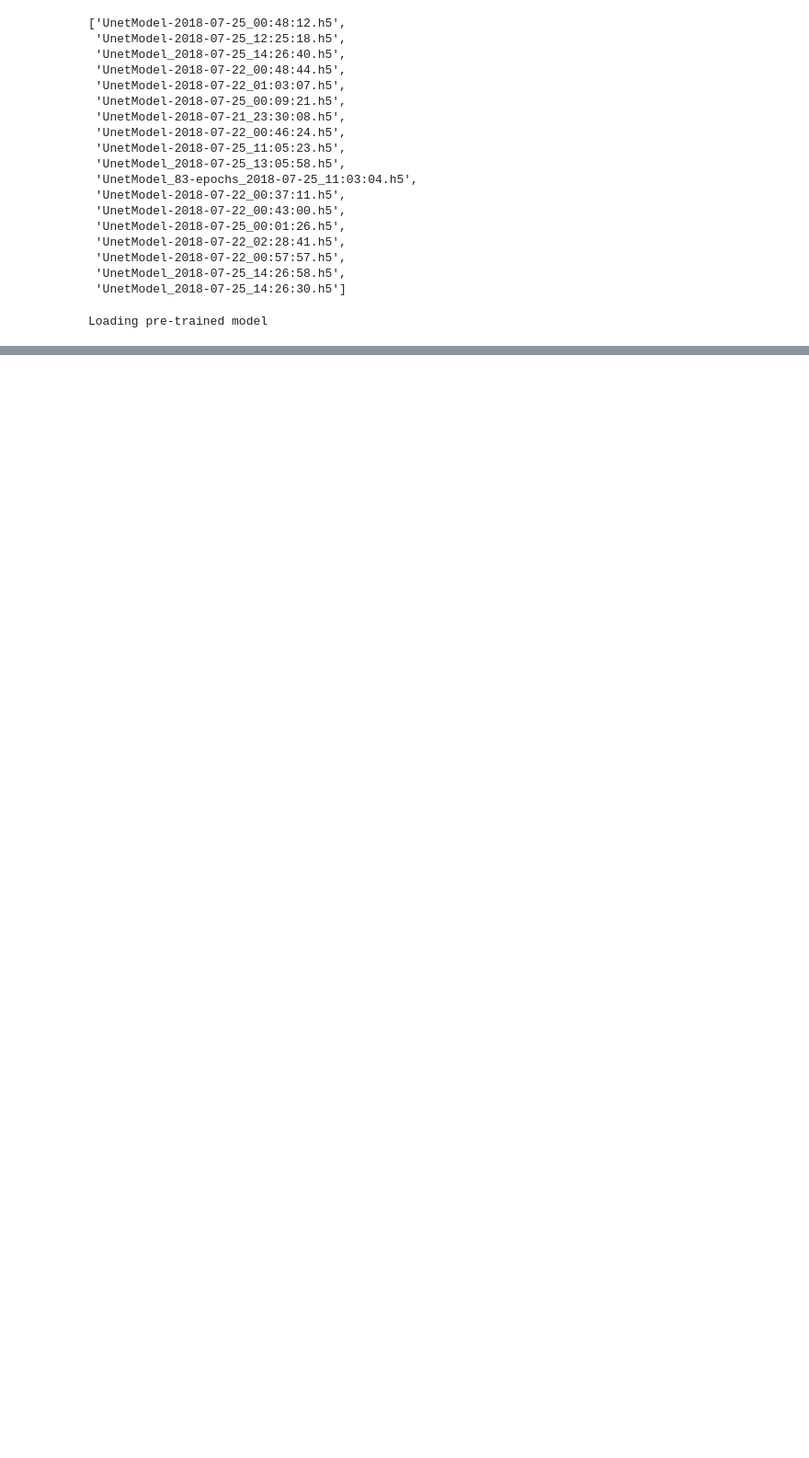
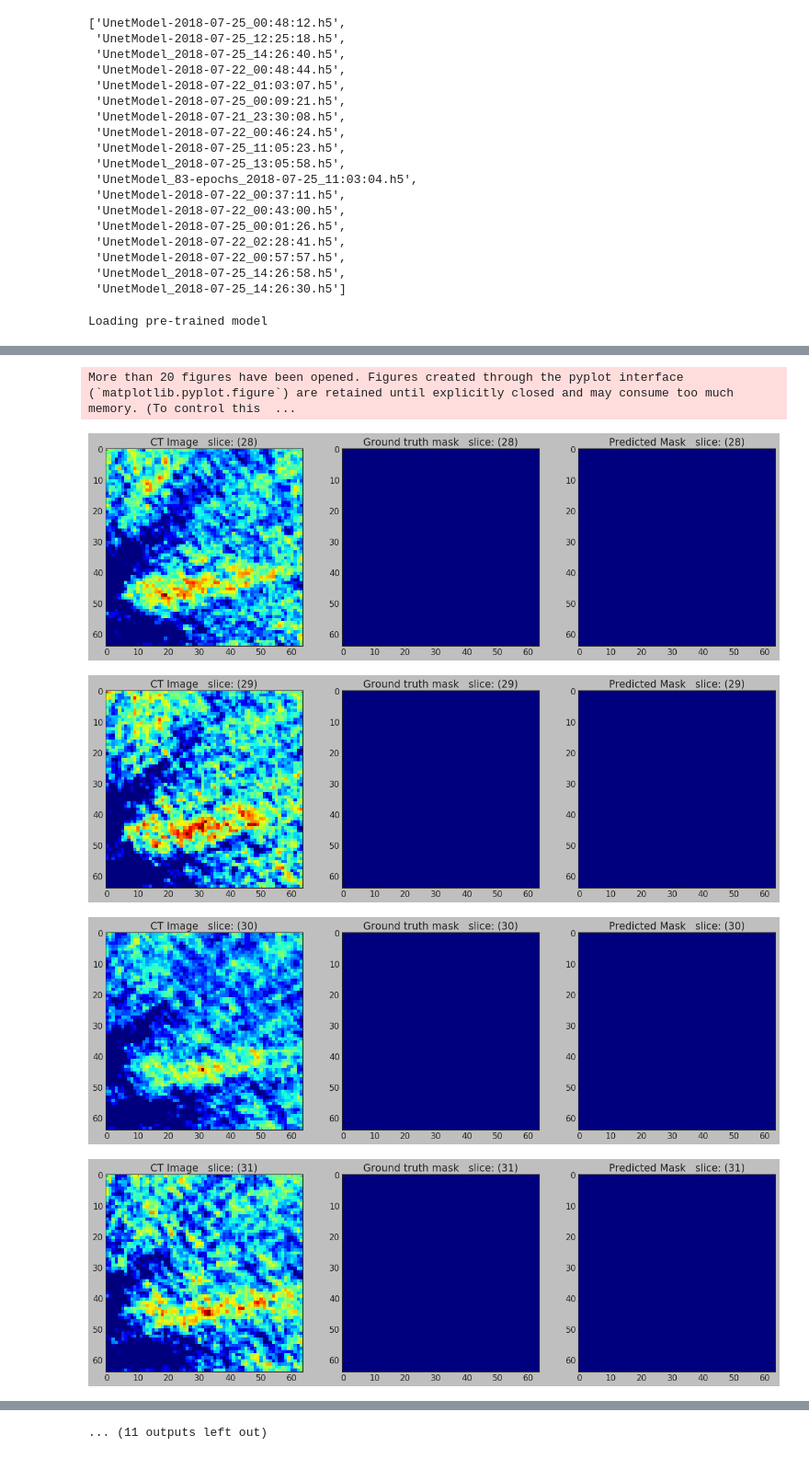
Before and after one commit to amer/3DUnet, a Jupyter notebook: 3dUNet.ipynb, the cells around one changed output, grey strips where cells are left out. Shown at 92% size. Cells and saved outputs as stored; diff of their text form; code cells hidden in the pictures; blank space fills up the shorter version.

```diff
--- a/3dUNet.ipynb
+++ b/3dUNet.ipynb
@@ -120,6 +124,9 @@ MASK_PNG = DATA / 'mask-512-PNG'
 PATCHES = BIGDISK/'patches_1'
 PATCHES.mkdir(exist_ok=True)
 
+GRAPHS = DATA/'Graphs'
+GRAPHS.mkdir(exist_ok=True)
+
 MODELS = PATH/'models'
 MODELS.mkdir(exist_ok=True)
 
@@ -855,0 +929,24 @@ ________________________________________________________________________________
+# %%
+def make_gif(patch_idx,from_slice,to_slice):
+    for slice_id in range(from_slice,to_slice):
+        db.show_block(patch_idx=patch_idx,slice_id=slice_id)
+        plt.savefig(str(GRAPHS/f"block_{patch_idx}_{slice_id}.png"),bbox_inches='tight')
+
+    pngs = [m for m in sorted(gb.glob(str(GRAPHS/f"block_{patch_idx}_*.png")))]
+    images = [imageio.imread(png) for png in pngs]
+    gif_name = str(GRAPHS/f"patch_{patch_idx}.gif")
+    imageio.mimsave(gif_name, images,duration=0.25)
+    Image.open(gif_name)
+
+
+
+#make_gif(patch_idx=159,from_slice=25,to_slice=63)
+#make_gif(patch_idx=221,from_slice=18,to_slice=31)
+#make_gif(patch_idx=260,from_slice=12,to_slice=41)
+make_gif(patch_idx=258,from_slice=28,to_slice=50)
+# %% [output]
+More than 20 figures have been opened. Figures created through the pyplot interface (`matplotlib.pyplot.figure`) are retained until explicitly closed and may consume too much memory. (To control this  ...
+[figure, added]
+[figure, added]
+[figure, added]
+[figure, added]
@@ -855,0 +960 @@ ________________________________________________________________________________
+... (11 outputs left out)
```
Also changed, not shown: parts of 9 cells of this notebook.
